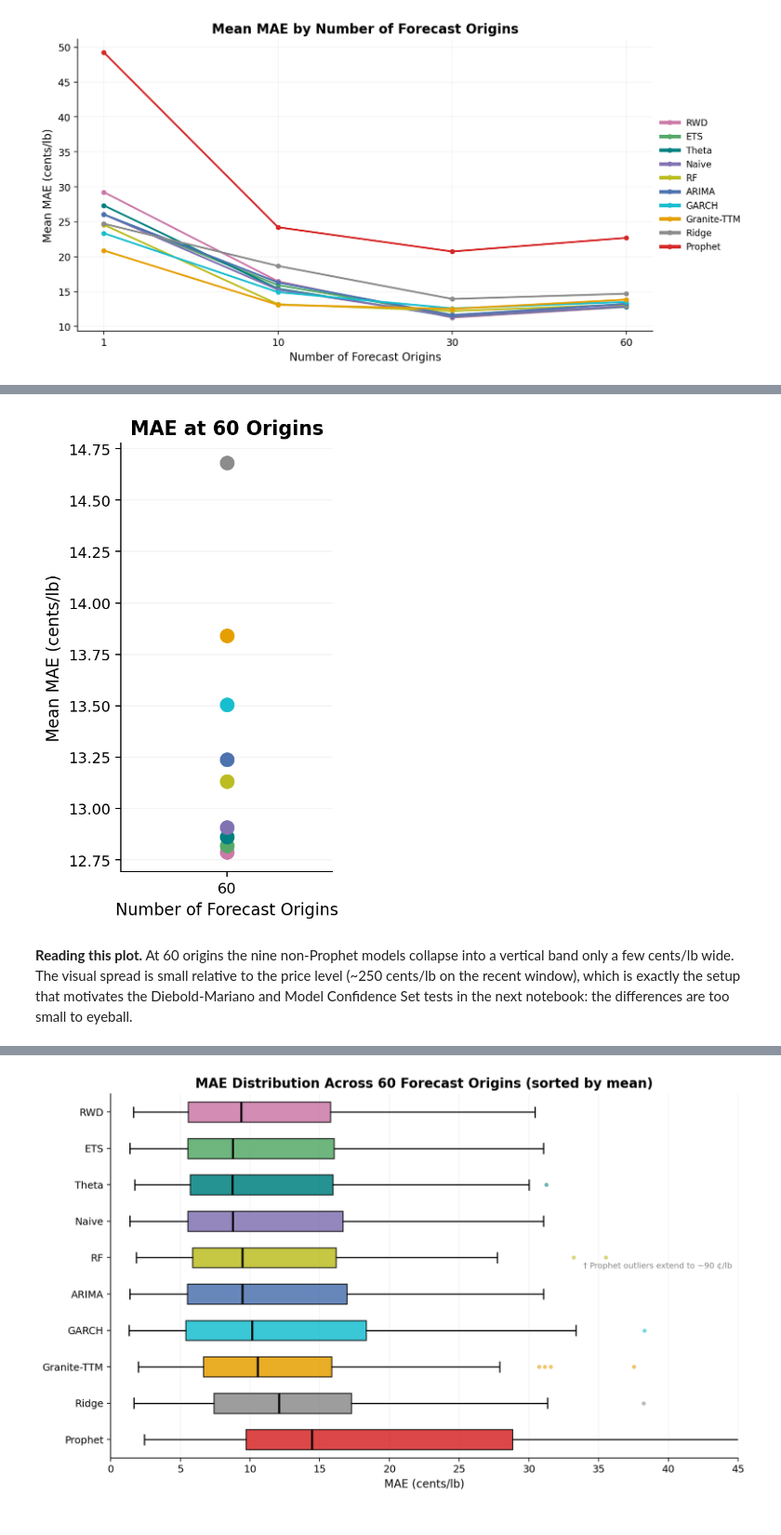
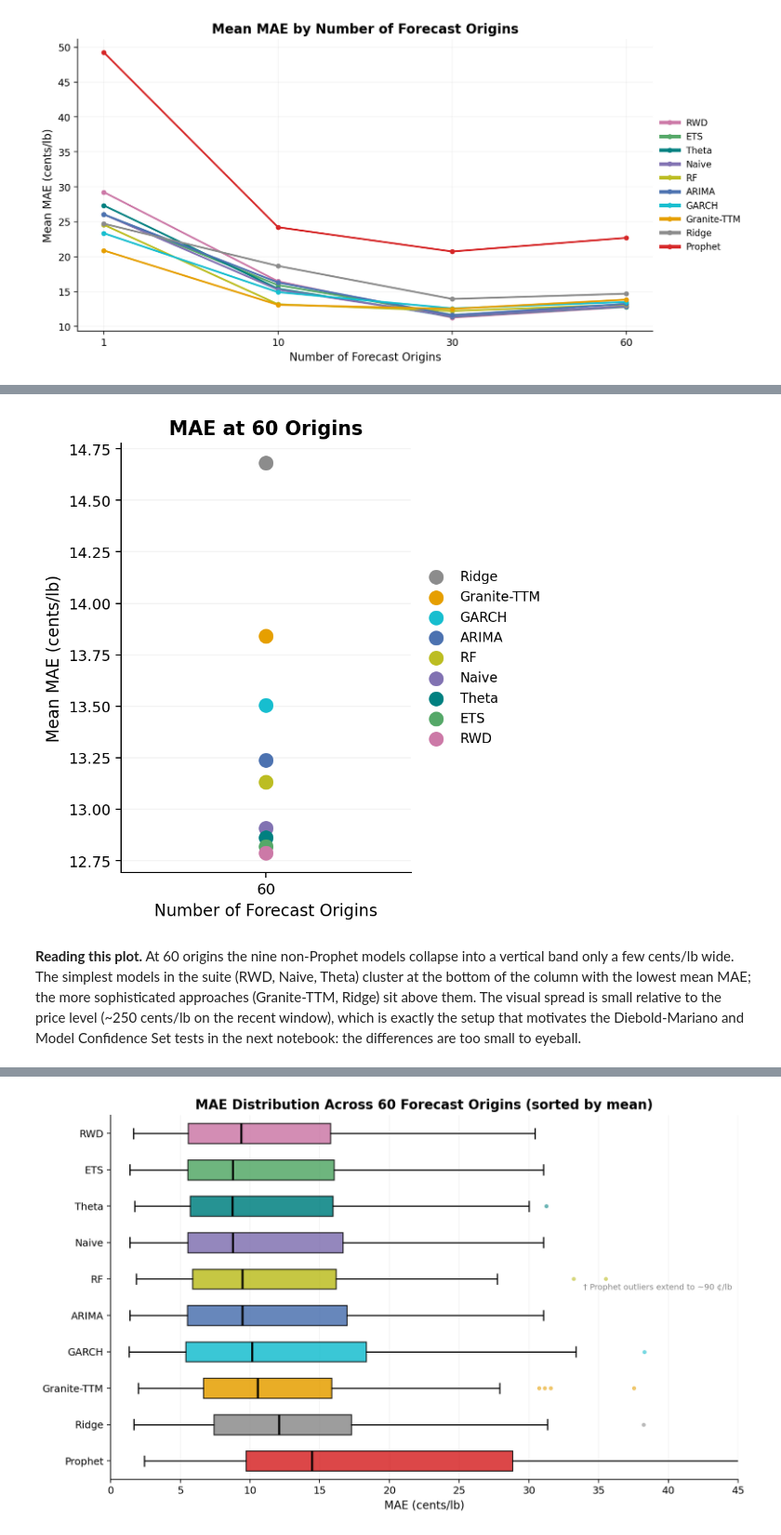
Before and after one commit to F5F0A0/coffee-futures-forecasting-model, a Jupyter notebook: notebooks/02_backtest_plots.ipynb, the cells around one changed output, grey strips where cells are left out. Shown at 93% size. Cells and saved outputs as stored; diff of their text form; code cells hidden in the pictures.

```diff
--- a/notebooks/02_per_model_plots.ipynb
+++ b/notebooks/02_backtest_plots.ipynb
@@ -110,38 +113,42 @@ legible.
 # %%
-final = convergence[convergence["scale"] == 60].sort_values("MAE")
+final = convergence[convergence["scale"] == 60].sort_values("MAE", ascending=False)
 final = final[final["model"] != "Prophet"]  # Prophet off-scale; dropped for readability
 
-fig, ax = plt.subplots(figsize=(3, 5), dpi=180)
+fig, ax = plt.subplots(figsize=(5, 5), dpi=180)
 for _, row in final.iterrows():
     ax.scatter(
         60,
         row["MAE"],
         color=COLOR_MAP.get(row["model"], "#666666"),
         s=80,
         zorder=3,
         label=row["model"],
     )
 
 ax.set_ylabel("Mean MAE (cents/lb)", fontsize=11)
 ax.set_xlabel("Number of Forecast Origins", fontsize=11)
 ax.set_title("MAE at 60 Origins", fontsize=13, weight="semibold")
 ax.set_xticks([60])
 ax.set_xticklabels(["60"])
 ax.set_xlim(55, 65)
 ax.grid(True, alpha=0.15, axis="y")
 ax.spines["top"].set_visible(False)
 ax.spines["right"].set_visible(False)
+ax.legend(loc="center left", bbox_to_anchor=(1, 0.5), frameon=False, fontsize=9)
 
 fig.tight_layout()
 fig.savefig(FIG_DIR / "mae_final_60.png", dpi=300, bbox_inches="tight")
 plt.show()
 # %% [output]
-[figure, old version]
+[figure, new version]
 # %% [markdown]
 **Reading this plot.** At 60 origins the nine non-Prophet models
-collapse into a vertical band only a few cents/lb wide. The visual
-spread is small relative to the price level (~250 cents/lb on the
-recent window), which is exactly the setup that motivates the
-Diebold-Mariano and Model Confidence Set tests in the next notebook:
-the differences are too small to eyeball.
+collapse into a vertical band only a few cents/lb wide. The simplest
+models in the suite (RWD, Naive, Theta) cluster at the bottom of the
+column with the lowest mean MAE; the more sophisticated approaches
+(Granite-TTM, Ridge) sit above them. The visual spread is small
+relative to the price level (~250 cents/lb on the recent window),
+which is exactly the setup that motivates the Diebold-Mariano and
+Model Confidence Set tests in the next notebook: the differences are
+too small to eyeball.
 # %% [markdown]
```
Also changed, not shown: parts of 8 cells of this notebook, 8 other files.
